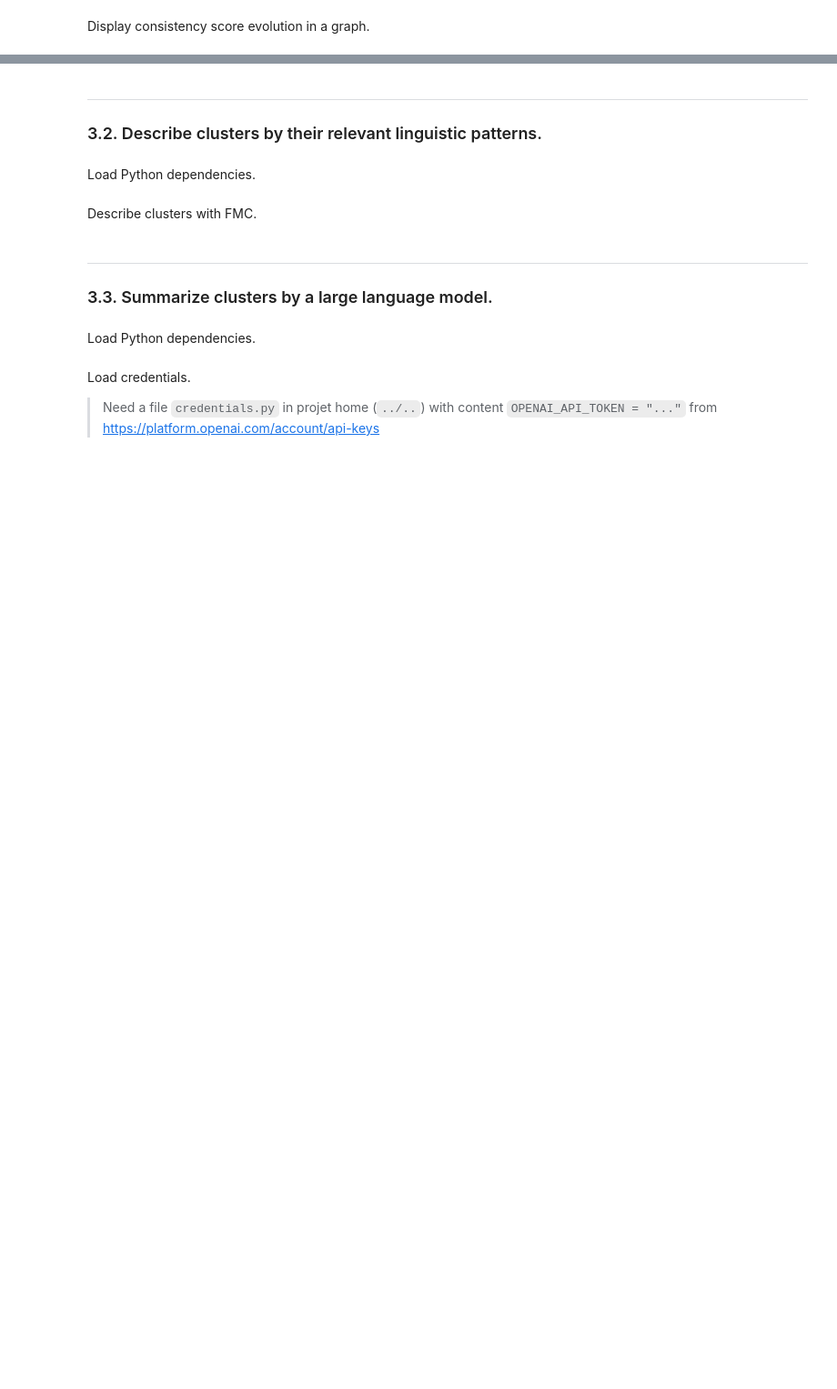
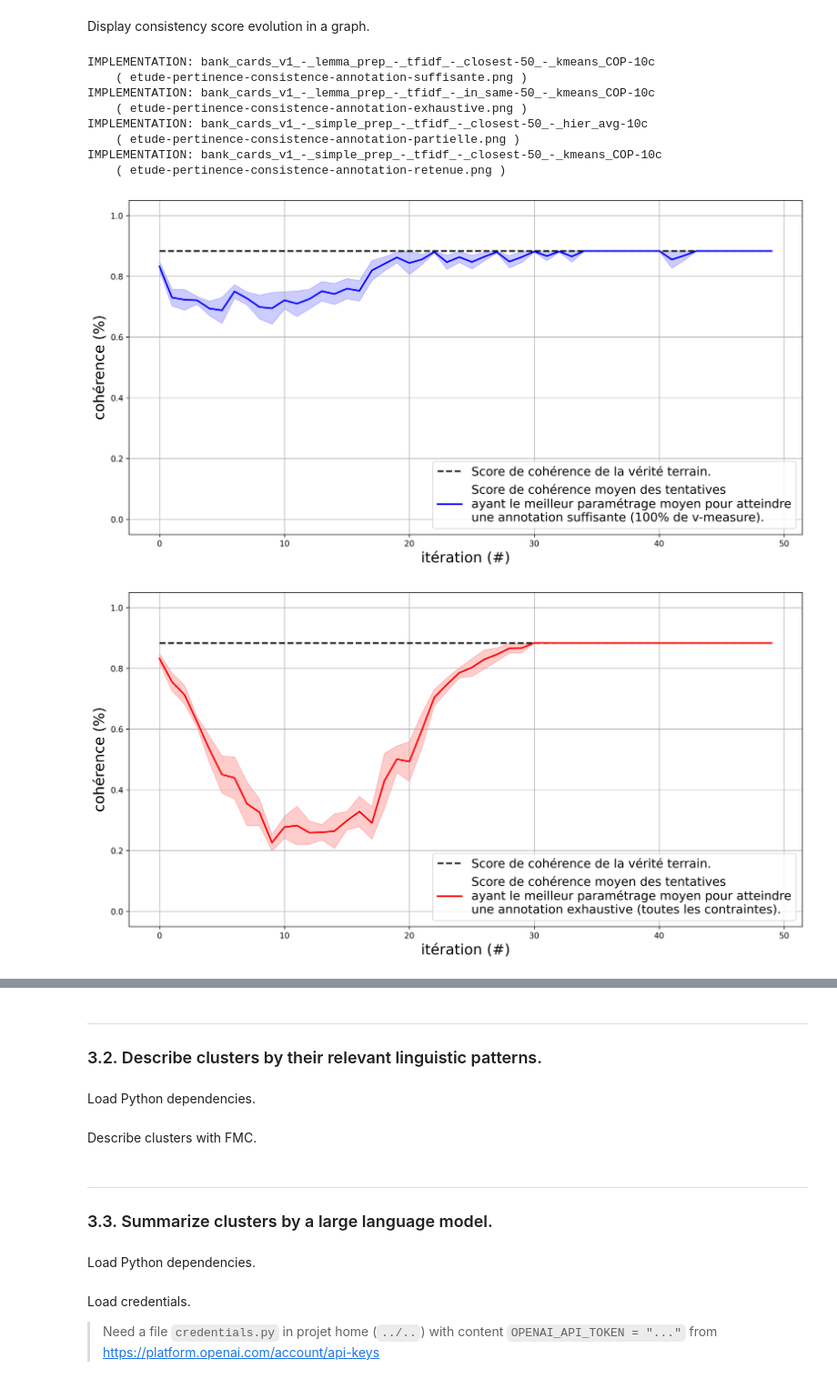
Before and after one commit to cognitivefactory/interactive-clustering-comparative-study, a Jupyter notebook: 5_relevance_study/notebook/1_Evaluate_relevance.ipynb, the cells around one changed output, grey strips where cells are left out. Shown at 91% size. Drawn from its saved outputs; the diff is of its cells as text; code cells hidden in the pictures; blank space fills up the shorter version.

```diff
--- a/5_relevance_study/notebook/1_Evaluate_relevance.ipynb
+++ b/5_relevance_study/notebook/1_Evaluate_relevance.ipynb
@@ -163,22 +181,22 @@ Display consistency score evolution in a graph.
 # %%
 config_consistency_score = {
     "bank_cards_v1_-_simple_prep_-_tfidf_-_closest-50_-_hier_avg-10c": {
-        "plot_label": "Score de cohérence moyen des tentatives ayant le meilleur paramétrage moyen\npour atteindre une annotation partielle (90% de v-measure).",
+        "plot_label": "Score de cohérence moyen des tentatives\nayant le meilleur paramétrage moyen pour atteindre\nune annotation partielle (90% de v-measure).",
         "plot_color": "green",
         "graph_filename": "etude-pertinence-consistence-annotation-partielle.png",
     },  # best to reach 90% of v-measure (cf. efficiency study)
     "bank_cards_v1_-_lemma_prep_-_tfidf_-_closest-50_-_kmeans_COP-10c": {
-        "plot_label": "Score de cohérence moyen des tentatives ayant le meilleur paramétrage moyen\npour atteindre une annotation suffisante (100% de v-measure).",
+        "plot_label": "Score de cohérence moyen des tentatives\nayant le meilleur paramétrage moyen pour atteindre\nune annotation suffisante (100% de v-measure).",
         "plot_color": "blue",
         "graph_filename": "etude-pertinence-consistence-annotation-suffisante.png",
     },  # best to reach 100% of v-measure (cf. efficiency study)
     "bank_cards_v1_-_lemma_prep_-_tfidf_-_in_same-50_-_kmeans_COP-10c": {
-        "plot_label": "Score de cohérence moyen des tentatives ayant le meilleur paramétrage moyen\npour atteindre une annotation exhaustive (toutes les contraintes).",
+        "plot_label": "Score de cohérence moyen des tentatives\nayant le meilleur paramétrage moyen pour atteindre\nune annotation exhaustive (toutes les contraintes).",
         "plot_color": "red",
         "graph_filename": "etude-pertinence-consistence-annotation-exhaustive.png",
     },  # best to reach annotation completeness (cf. efficiency study)
     "bank_cards_v1_-_simple_prep_-_tfidf_-_closest-50_-_kmeans_COP-10c": {
-        "plot_label": "Score de cohérence moyen des tentatives ayant le paramétrage favori\n(atteindre 90% de v-measure avec un coût global minimal).",
+        "plot_label": "Score de cohérence moyen des tentatives\nayant notre paramétrage favori pour atteindre\n90% de v-measure avec un coût global minimal).",
         "plot_color": "gold",
         "graph_filename": "etude-pertinence-consistence-annotation-retenue.png",
     },  # choice of author (cf. cost study)
@@ -186,12 +204,23 @@ config_consistency_score = {
 # %%
 # For each implementation.
 for task in LIST_OF_TASKS:
     print("IMPLEMENTATION:", task["implementation"], "\n    (", config_consistency_score[task["implementation"]]["graph_filename"], ")")
     display_consistency_score(
         implementation=task["implementation"],
         list_of_experiments=task["experiments"],
-        list_of_iterations=[str(i).zfill(4) for i in range(40)],
+        list_of_iterations=[str(i).zfill(4) for i in range(50)],
         plot_label=config_consistency_score[task["implementation"]]["plot_label"],
         plot_color=config_consistency_score[task["implementation"]]["plot_color"],
         graph_filename=config_consistency_score[task["implementation"]]["graph_filename"],
     )
+# %% [output]
+IMPLEMENTATION: bank_cards_v1_-_lemma_prep_-_tfidf_-_closest-50_-_kmeans_COP-10c
+    ( etude-pertinence-consistence-annotation-suffisante.png )
+IMPLEMENTATION: bank_cards_v1_-_lemma_prep_-_tfidf_-_in_same-50_-_kmeans_COP-10c
+    ( etude-pertinence-consistence-annotation-exhaustive.png )
+IMPLEMENTATION: bank_cards_v1_-_simple_prep_-_tfidf_-_closest-50_-_hier_avg-10c
+    ( etude-pertinence-consistence-annotation-partielle.png )
+IMPLEMENTATION: bank_cards_v1_-_simple_prep_-_tfidf_-_closest-50_-_kmeans_COP-10c
+    ( etude-pertinence-consistence-annotation-retenue.png )
+[figure, added]
+[figure, added]
```
Also changed, not shown: parts of 2 cells of this notebook, 5 other files.
